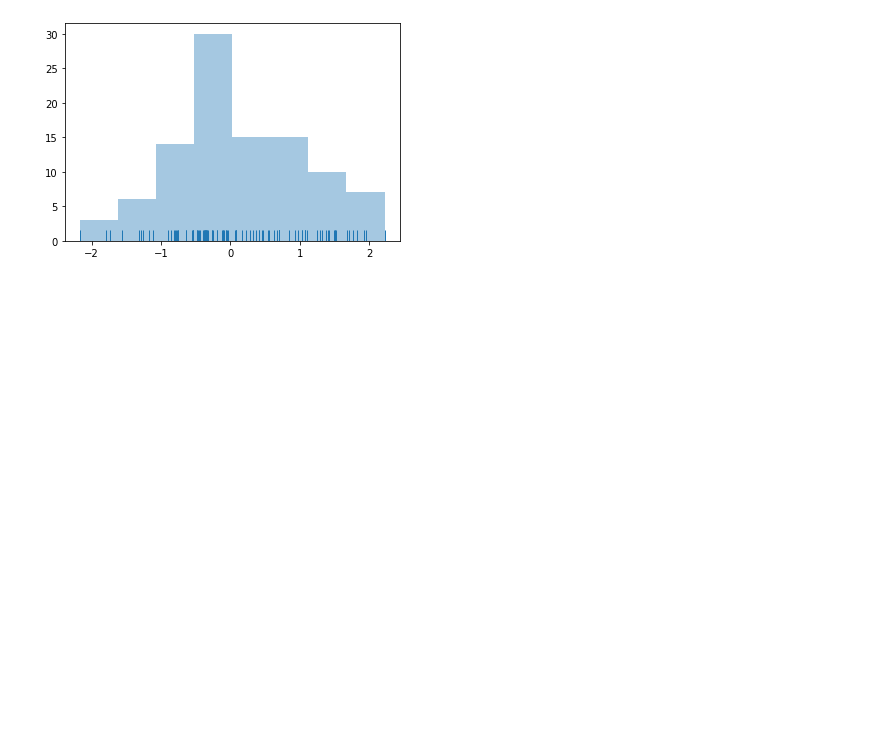
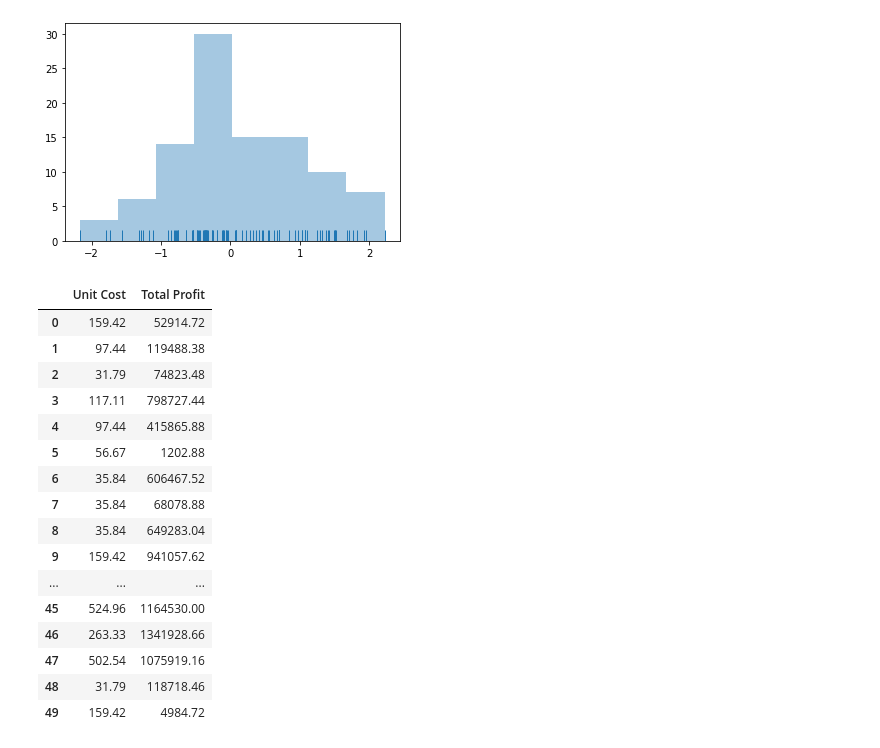
Before and after one commit to fabriziolufe/Big-Data-Analytics-, a Jupyter notebook: Untitled0.ipynb, the cells around one changed output. Drawn from its saved outputs; the diff is of its cells as text; code cells hidden in the pictures; blank space fills up the shorter version.

```diff
--- a/Untitled0.ipynb
+++ b/Untitled0.ipynb
@@ -114,5 +114,23 @@ sns.distplot(x, kde=False, rug=True);
 [figure]
 # %%
 # Task: Get 50 lines from "Unit Cost" and "Total Profit" and save it to the file unit_cost.csv
-data_unitcost = data[['Total Cost']]
-data_unitcost[0:5]
+data_unitcost = data[['Unit Cost', 'Total Profit' ]]
+data_unitcost[0:50]
+# %% [output]
+|  | Unit Cost | Total Profit |
+| 0 | 159.42 | 52914.72 |
+| 1 | 97.44 | 119488.38 |
+| 2 | 31.79 | 74823.48 |
+| 3 | 117.11 | 798727.44 |
+| 4 | 97.44 | 415865.88 |
+| 5 | 56.67 | 1202.88 |
+| 6 | 35.84 | 606467.52 |
+| 7 | 35.84 | 68078.88 |
+| 8 | 35.84 | 649283.04 |
+| 9 | 159.42 | 941057.62 |
+| ... | ... | ... |
+| 45 | 524.96 | 1164530.00 |
+| 46 | 263.33 | 1341928.66 |
+| 47 | 502.54 | 1075919.16 |
+| 48 | 31.79 | 118718.46 |
+| 49 | 159.42 | 4984.72 |
```
Also changed, not shown: parts of 1 cell of this notebook.
